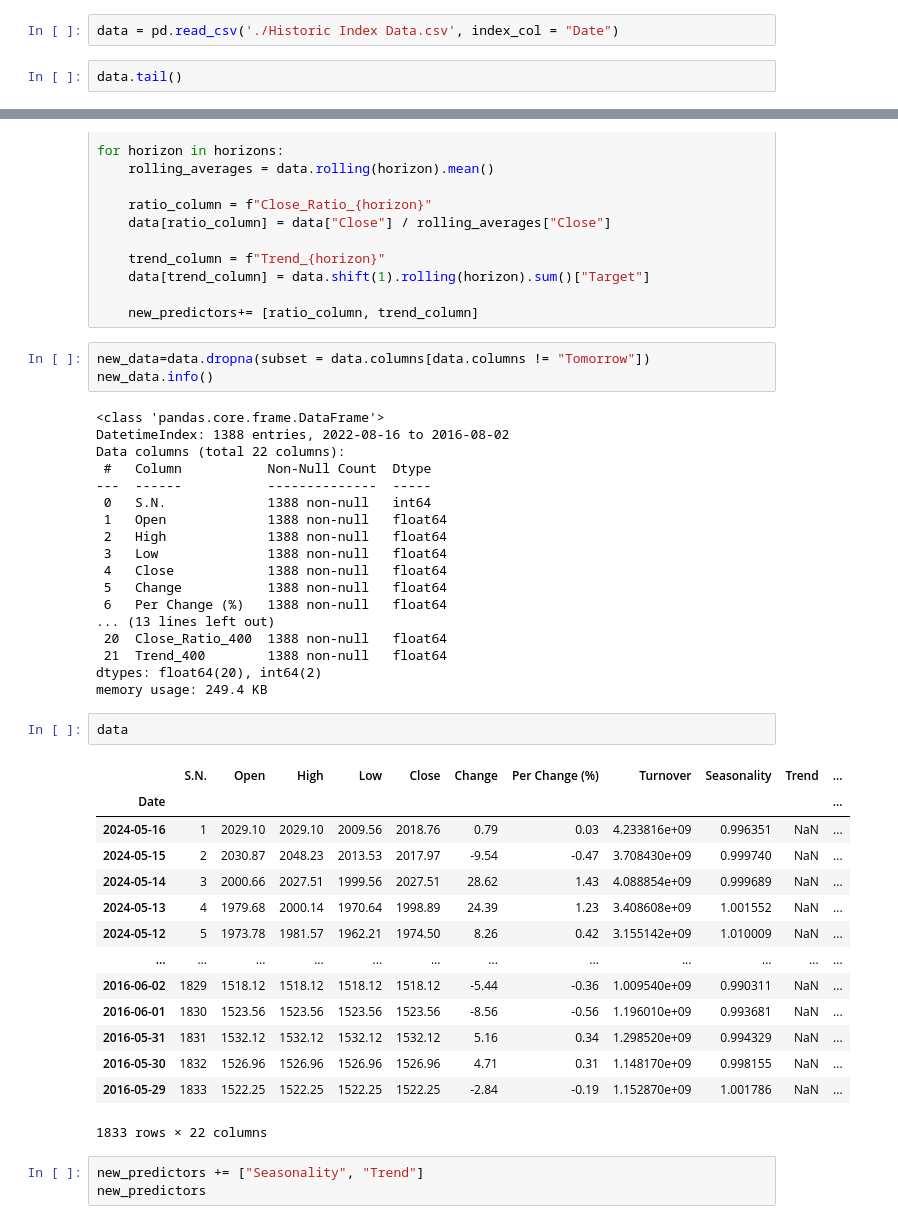
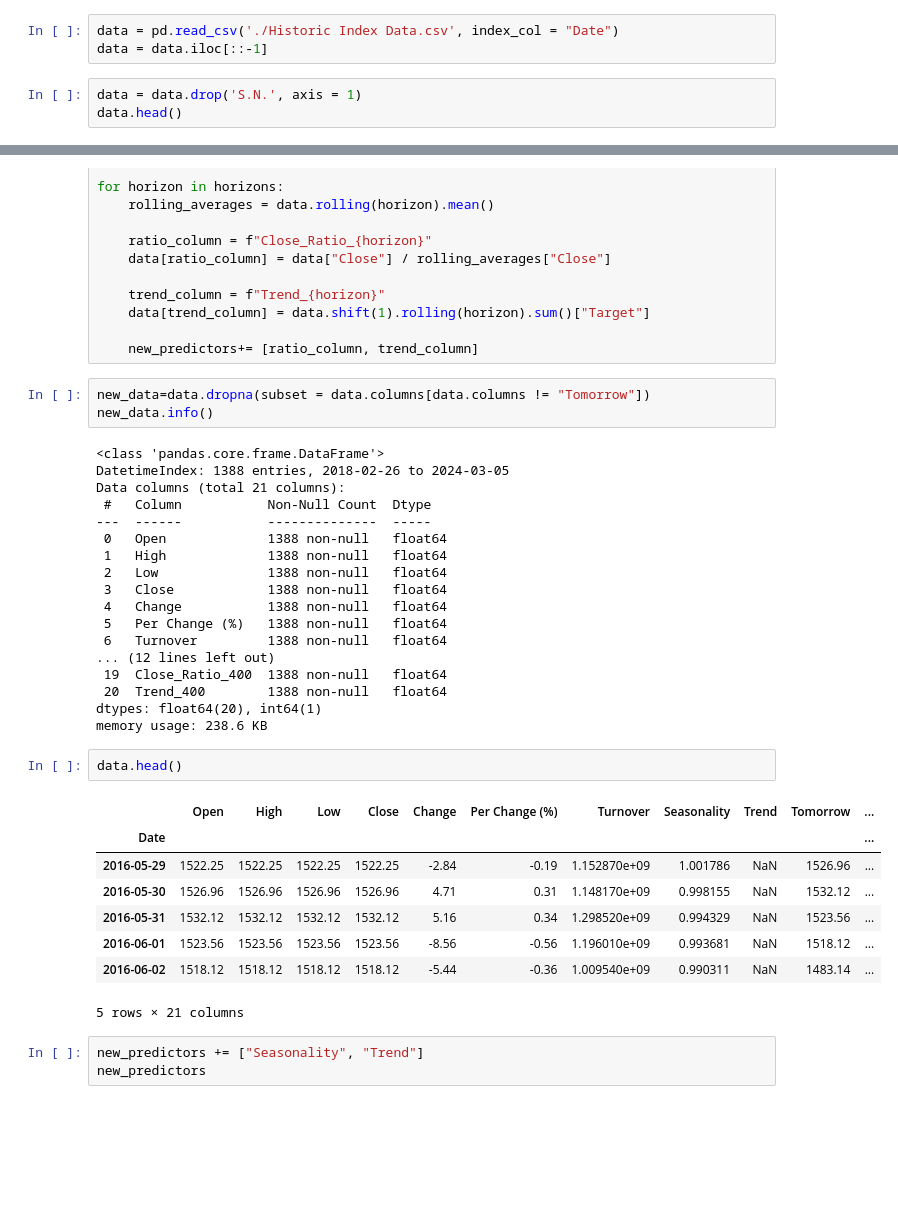
Before and after one commit to Krishna1032/Predicting-NEPSE-Index-Price, a Jupyter notebook: Untitled.ipynb, the cells around one changed output, grey strips where cells are left out. Saved outputs shown, nothing was run; the diff lists cells and outputs as text; blank space fills up the shorter version.

```diff
--- a/Untitled.ipynb
+++ b/Untitled.ipynb
@@ -13,6 +13,8 @@ plt.rc('legend', fontsize = 10)
 ## Load the Data
 # %%
 data = pd.read_csv('./Historic Index Data.csv', index_col = "Date")
+data = data.iloc[::-1]
 # %%
-data.tail()
+data = data.drop('S.N.', axis = 1)
+data.head()
 # %% [output]
@@ -371,39 +378,33 @@ new_data=data.dropna(subset = data.columns[data.columns != "Tomorrow"])
 new_data.info()
 # %% [output]
 <class 'pandas.core.frame.DataFrame'>
-DatetimeIndex: 1388 entries, 2022-08-16 to 2016-08-02
-Data columns (total 22 columns):
+DatetimeIndex: 1388 entries, 2018-02-26 to 2024-03-05
+Data columns (total 21 columns):
  #   Column           Non-Null Count  Dtype
 ---  ------           --------------  -----
- 0   S.N.             1388 non-null   int64
- 1   Open             1388 non-null   float64
- 2   High             1388 non-null   float64
- 3   Low              1388 non-null   float64
- 4   Close            1388 non-null   float64
- 5   Change           1388 non-null   float64
- 6   Per Change (%)   1388 non-null   float64
-... (13 lines left out)
- 20  Close_Ratio_400  1388 non-null   float64
- 21  Trend_400        1388 non-null   float64
-dtypes: float64(20), int64(2)
-memory usage: 249.4 KB
+ 0   Open             1388 non-null   float64
+ 1   High             1388 non-null   float64
+ 2   Low              1388 non-null   float64
+ 3   Close            1388 non-null   float64
+ 4   Change           1388 non-null   float64
+ 5   Per Change (%)   1388 non-null   float64
+ 6   Turnover         1388 non-null   float64
+... (12 lines left out)
+ 19  Close_Ratio_400  1388 non-null   float64
+ 20  Trend_400        1388 non-null   float64
+dtypes: float64(20), int64(1)
+memory usage: 238.6 KB
 # %%
-data
+data.head()
 # %% [output]
-|  | S.N. | Open | High | Low | Close | Change | Per Change (%) | Turnover | Seasonality | Trend | ... |
+|  | Open | High | Low | Close | Change | Per Change (%) | Turnover | Seasonality | Trend | Tomorrow | ... |
 | Date |  |  |  |  |  |  |  |  |  |  | ... |
-| 2024-05-16 | 1 | 2029.10 | 2029.10 | 2009.56 | 2018.76 | 0.79 | 0.03 | 4.233816e+09 | 0.996351 | NaN | ... |
-| 2024-05-15 | 2 | 2030.87 | 2048.23 | 2013.53 | 2017.97 | -9.54 | -0.47 | 3.708430e+09 | 0.999740 | NaN | ... |
-| 2024-05-14 | 3 | 2000.66 | 2027.51 | 1999.56 | 2027.51 | 28.62 | 1.43 | 4.088854e+09 | 0.999689 | NaN | ... |
-| 2024-05-13 | 4 | 1979.68 | 2000.14 | 1970.64 | 1998.89 | 24.39 | 1.23 | 3.408608e+09 | 1.001552 | NaN | ... |
-| 2024-05-12 | 5 | 1973.78 | 1981.57 | 1962.21 | 1974.50 | 8.26 | 0.42 | 3.155142e+09 | 1.010009 | NaN | ... |
-| ... | ... | ... | ... | ... | ... | ... | ... | ... | ... | ... | ... |
-| 2016-06-02 | 1829 | 1518.12 | 1518.12 | 1518.12 | 1518.12 | -5.44 | -0.36 | 1.009540e+09 | 0.990311 | NaN | ... |
-| 2016-06-01 | 1830 | 1523.56 | 1523.56 | 1523.56 | 1523.56 | -8.56 | -0.56 | 1.196010e+09 | 0.993681 | NaN | ... |
-| 2016-05-31 | 1831 | 1532.12 | 1532.12 | 1532.12 | 1532.12 | 5.16 | 0.34 | 1.298520e+09 | 0.994329 | NaN | ... |
-| 2016-05-30 | 1832 | 1526.96 | 1526.96 | 1526.96 | 1526.96 | 4.71 | 0.31 | 1.148170e+09 | 0.998155 | NaN | ... |
-| 2016-05-29 | 1833 | 1522.25 | 1522.25 | 1522.25 | 1522.25 | -2.84 | -0.19 | 1.152870e+09 | 1.001786 | NaN | ... |
+| 2016-05-29 | 1522.25 | 1522.25 | 1522.25 | 1522.25 | -2.84 | -0.19 | 1.152870e+09 | 1.001786 | NaN | 1526.96 | ... |
+| 2016-05-30 | 1526.96 | 1526.96 | 1526.96 | 1526.96 | 4.71 | 0.31 | 1.148170e+09 | 0.998155 | NaN | 1532.12 | ... |
+| 2016-05-31 | 1532.12 | 1532.12 | 1532.12 | 1532.12 | 5.16 | 0.34 | 1.298520e+09 | 0.994329 | NaN | 1523.56 | ... |
+| 2016-06-01 | 1523.56 | 1523.56 | 1523.56 | 1523.56 | -8.56 | -0.56 | 1.196010e+09 | 0.993681 | NaN | 1518.12 | ... |
+| 2016-06-02 | 1518.12 | 1518.12 | 1518.12 | 1518.12 | -5.44 | -0.36 | 1.009540e+09 | 0.990311 | NaN | 1483.14 | ... |
-1833 rows × 22 columns
+5 rows × 21 columns
 # %%
 new_predictors += ["Seasonality", "Trend"]
 new_predictors
```
Also changed, not shown: parts of 44 cells of this notebook, 4 other files.
